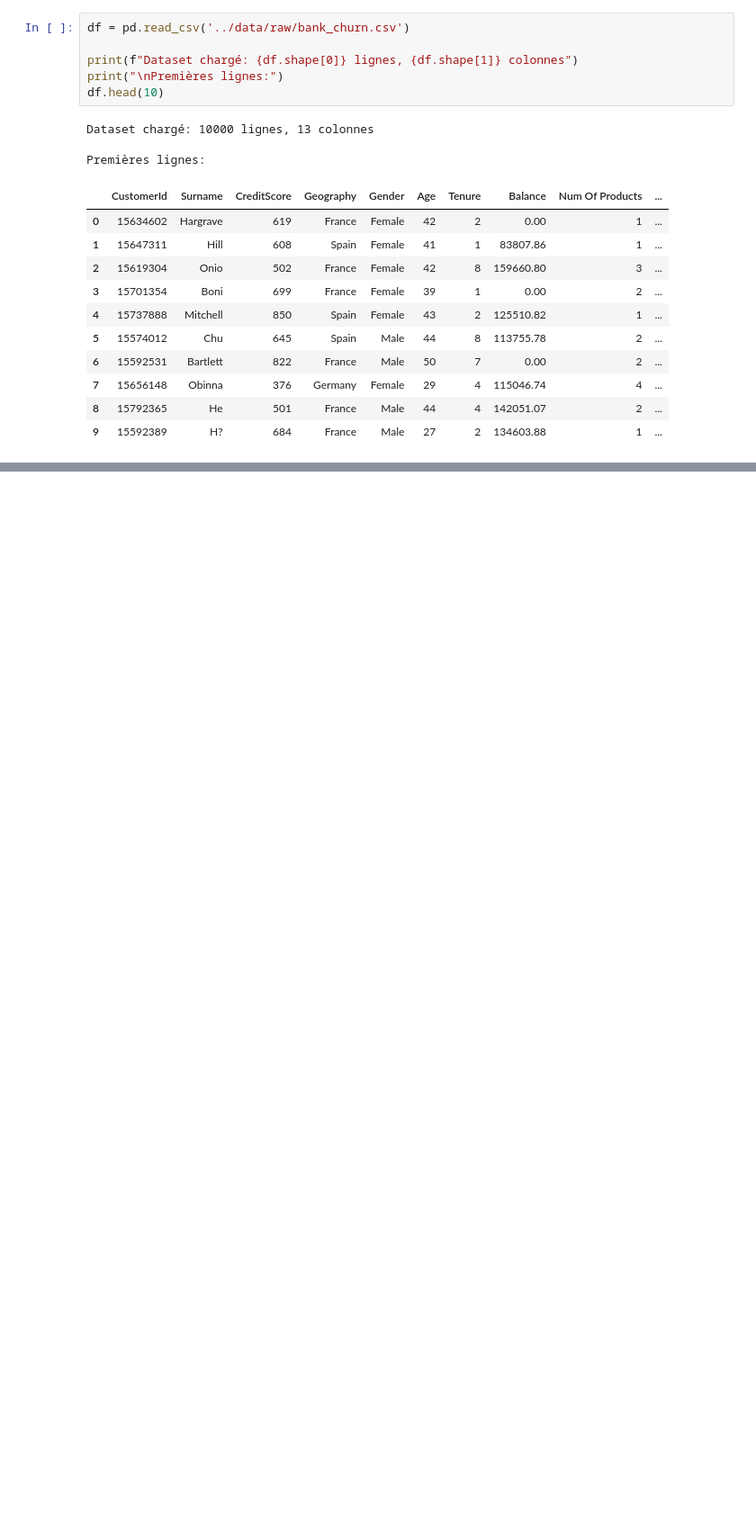
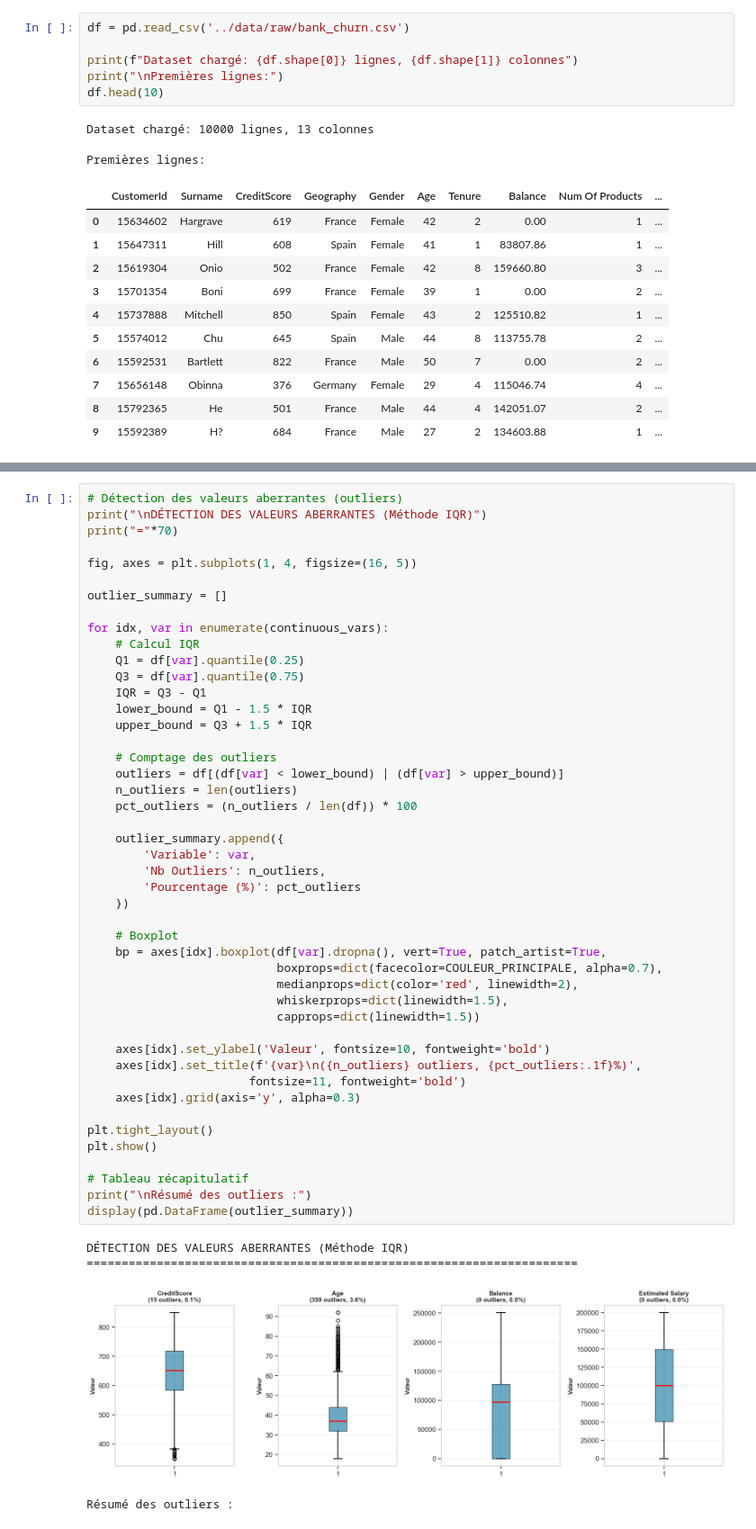
Before and after one commit to Ibrahym00/projet-data-science-fac, a Jupyter notebook: notebooks/01_exploration.ipynb, the cells around one changed output, grey strips where cells are left out. Shown at 90% size. Cells and saved outputs as stored; diff of their text form; blank space fills up the shorter version.

```diff
--- a/notebooks/01_exploration.ipynb
+++ b/notebooks/01_exploration.ipynb
@@ -436,0 +298,51 @@ Num Of Products
+# %%
+# Détection des valeurs aberrantes (outliers)
+print("\nDÉTECTION DES VALEURS ABERRANTES (Méthode IQR)")
+print("="*70)
+
+fig, axes = plt.subplots(1, 4, figsize=(16, 5))
+
+outlier_summary = []
+
+for idx, var in enumerate(continuous_vars):
+    # Calcul IQR
+    Q1 = df[var].quantile(0.25)
+    Q3 = df[var].quantile(0.75)
+    IQR = Q3 - Q1
+    lower_bound = Q1 - 1.5 * IQR
+    upper_bound = Q3 + 1.5 * IQR
+
+    # Comptage des outliers
+    outliers = df[(df[var] < lower_bound) | (df[var] > upper_bound)]
+    n_outliers = len(outliers)
+    pct_outliers = (n_outliers / len(df)) * 100
+
+    outlier_summary.append({
+        'Variable': var,
+        'Nb Outliers': n_outliers,
+        'Pourcentage (%)': pct_outliers
+    })
+
+    # Boxplot
+    bp = axes[idx].boxplot(df[var].dropna(), vert=True, patch_artist=True,
+                           boxprops=dict(facecolor=COULEUR_PRINCIPALE, alpha=0.7),
+                           medianprops=dict(color='red', linewidth=2),
+                           whiskerprops=dict(linewidth=1.5),
+                           capprops=dict(linewidth=1.5))
+
+    axes[idx].set_ylabel('Valeur', fontsize=10, fontweight='bold')
+    axes[idx].set_title(f'{var}\n({n_outliers} outliers, {pct_outliers:.1f}%)',
+                       fontsize=11, fontweight='bold')
+    axes[idx].grid(axis='y', alpha=0.3)
+
+plt.tight_layout()
+plt.show()
+
+# Tableau récapitulatif
+print("\nRésumé des outliers :")
+display(pd.DataFrame(outlier_summary))
+# %% [output]
+DÉTECTION DES VALEURS ABERRANTES (Méthode IQR)
+======================================================================
+[figure, added]
+Résumé des outliers :
```
Also changed, not shown: parts of 53 cells of this notebook, 8 other files.
